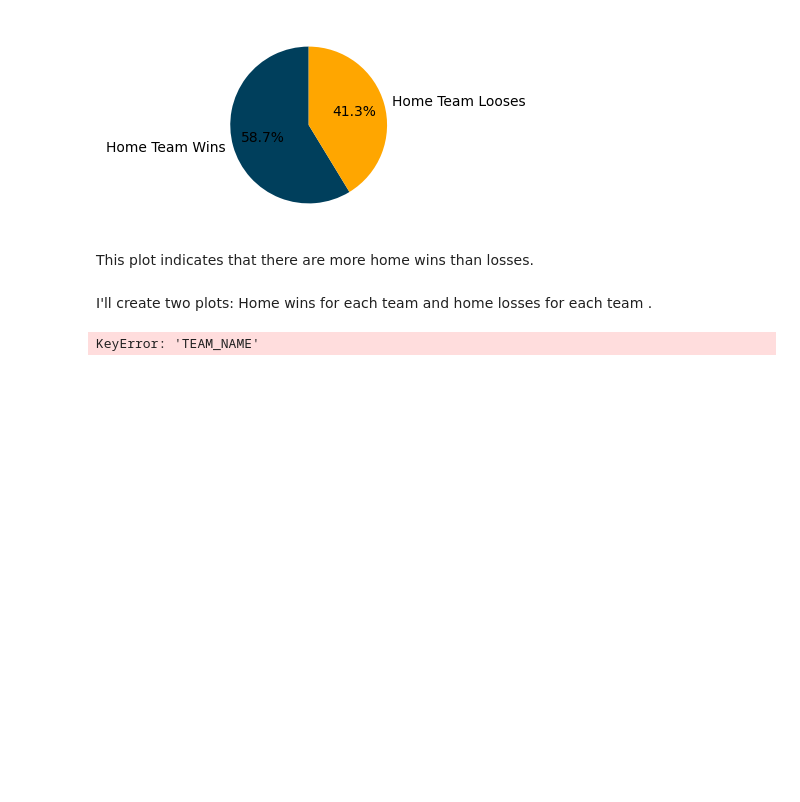
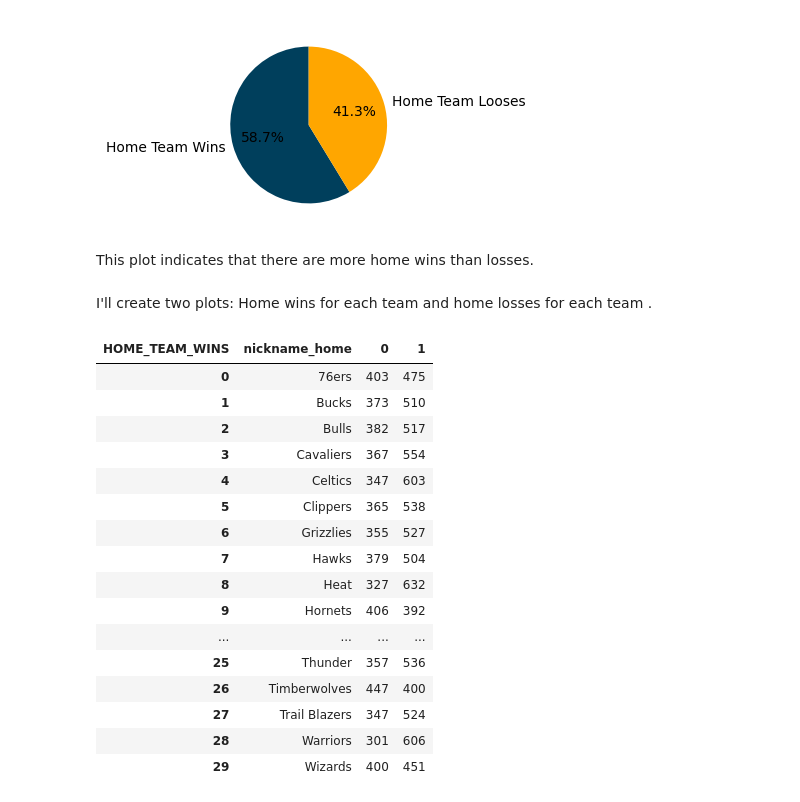
Before and after one commit to alexakh95/Game_prediction, a Jupyter notebook: notebookefbdb7b595.ipynb, the cells around one changed output. Cells and saved outputs as stored; diff of their text form; code cells hidden in the pictures; blank space fills up the shorter version.

```diff
--- a/notebookefbdb7b595.ipynb
+++ b/notebookefbdb7b595.ipynb
@@ -298,7 +304,23 @@ This plot indicates that there are more home wins than losses.
 I'll create two plots: Home wins for each team and home losses for each team .
 # %%
 # Calculate the number of wins for each team
-wins_by_team = games.groupby('TEAM_NAME')['HOME_TEAM_WIN'].sum().reset_index()
-wins_by_team.head()
+wins_and_losses_by_team = games_stats.groupby("nickname_home")["HOME_TEAM_WINS"].value_counts().unstack().fillna(0).reset_index()
+wins_and_losses_by_team
 # %% [output]
-KeyError: 'TEAM_NAME'
+| HOME_TEAM_WINS | nickname_home | 0 | 1 |
+| 0 | 76ers | 403 | 475 |
+| 1 | Bucks | 373 | 510 |
+| 2 | Bulls | 382 | 517 |
+| 3 | Cavaliers | 367 | 554 |
+| 4 | Celtics | 347 | 603 |
+| 5 | Clippers | 365 | 538 |
+| 6 | Grizzlies | 355 | 527 |
+| 7 | Hawks | 379 | 504 |
+| 8 | Heat | 327 | 632 |
+| 9 | Hornets | 406 | 392 |
+| ... | ... | ... | ... |
+| 25 | Thunder | 357 | 536 |
+| 26 | Timberwolves | 447 | 400 |
+| 27 | Trail Blazers | 347 | 524 |
+| 28 | Warriors | 301 | 606 |
+| 29 | Wizards | 400 | 451 |
```
Also changed, not shown: parts of 9 cells of this notebook.
